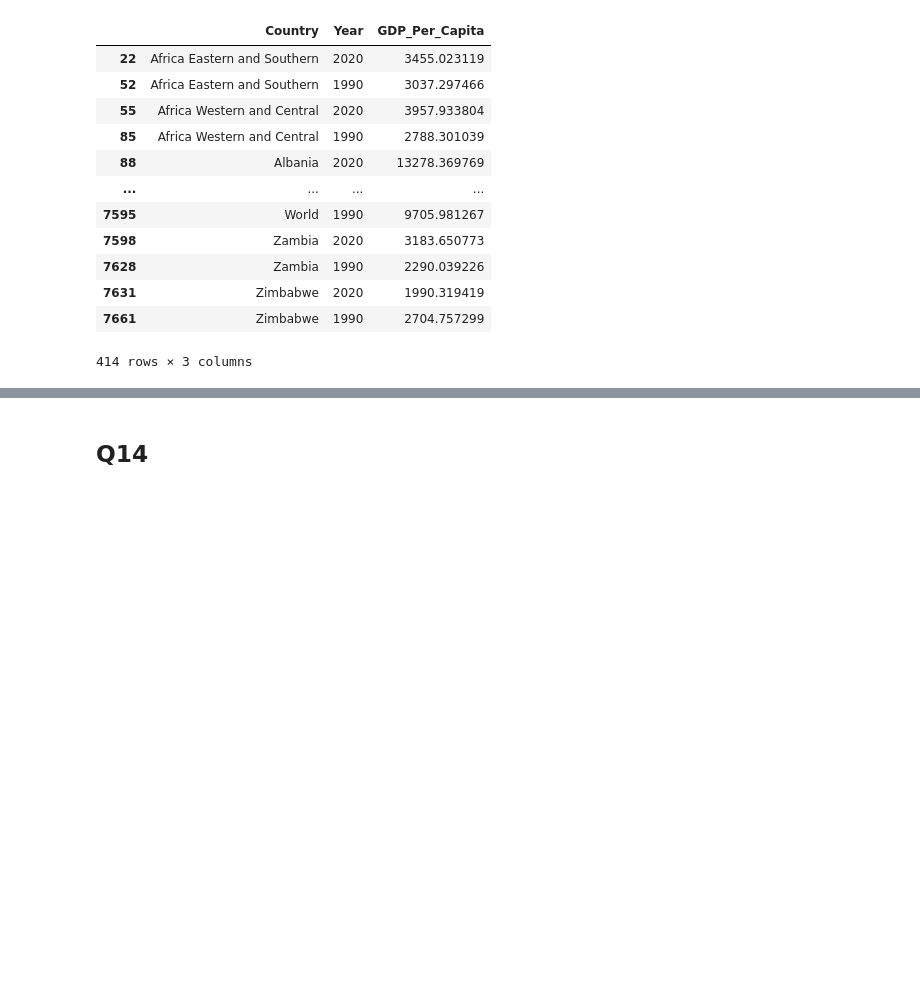
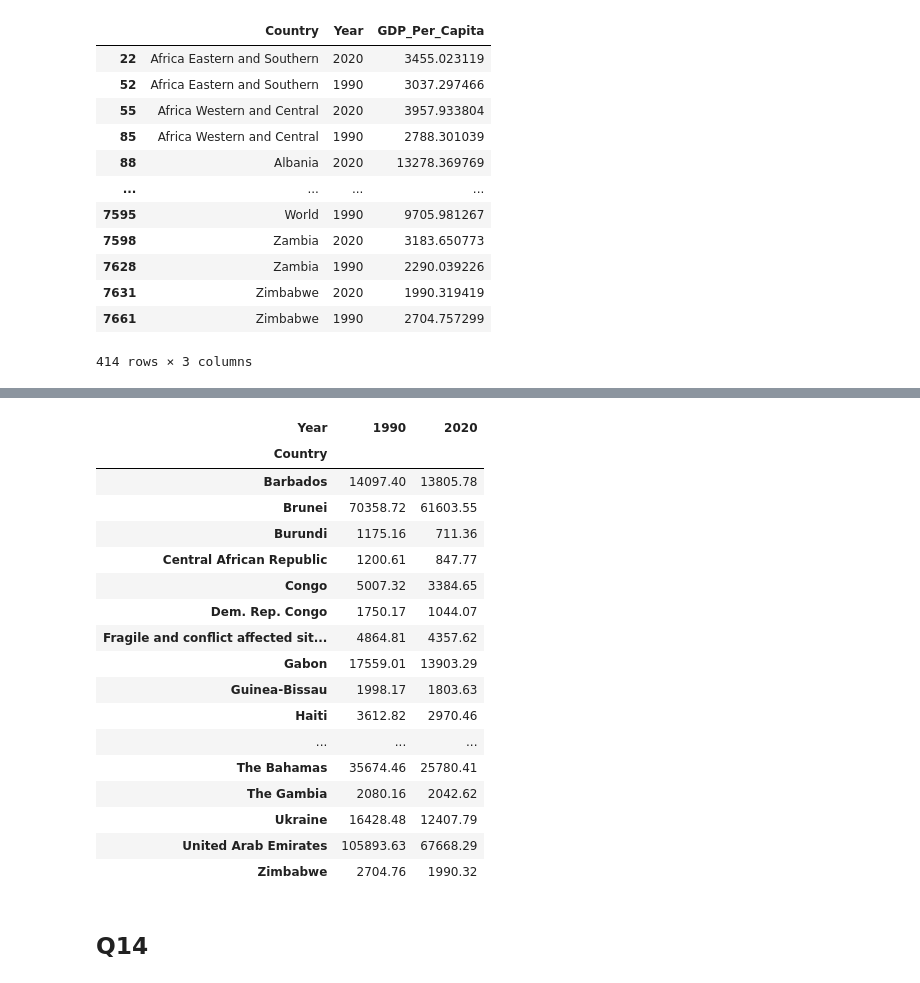
Before and after one commit to NSS-Data-Analytics-Cohort-11/undata-AdellAD4, a Jupyter notebook: notebooks/UN_data_analysis_DA11.ipynb, the cells around one changed output, grey strips where cells are left out. Drawn from its saved outputs; the diff is of its cells as text; code cells hidden in the pictures; blank space fills up the shorter version.

```diff
--- a/notebooks/UN_data_analysis_DA11.ipynb
+++ b/notebooks/UN_data_analysis_DA11.ipynb
@@ -377,3 +377,5 @@ years_9020[years_9020.groupby("Country").Country.transform(len)>1]
 | 7631 | Zimbabwe | 2020 | 1990.319419 |
 | 7661 | Zimbabwe | 1990 | 2704.757299 |
 414 rows × 3 columns
+# %%
+years_9020_pivot = years_9020.pivot_table(values="GDP_Per_Capita", index="Country", columns="Year")
@@ -380,3 +399,25 @@ years_9020[years_9020.groupby("Country").Country.transform(len)>1]
+# %%
+#Showing the countries with a lower GDP per capita in 2020 than in 1990
+years_9020_pivot[years_9020_pivot[1990] > years_9020_pivot[2020]]
+# %% [output]
+| Year | 1990 | 2020 |
+| Country |  |  |
+| Barbados | 14097.40 | 13805.78 |
+| Brunei | 70358.72 | 61603.55 |
+| Burundi | 1175.16 | 711.36 |
+| Central African Republic | 1200.61 | 847.77 |
+| Congo | 5007.32 | 3384.65 |
+| Dem. Rep. Congo | 1750.17 | 1044.07 |
+| Fragile and conflict affected sit... | 4864.81 | 4357.62 |
+| Gabon | 17559.01 | 13903.29 |
+| Guinea-Bissau | 1998.17 | 1803.63 |
+| Haiti | 3612.82 | 2970.46 |
+| ... | ... | ... |
+| The Bahamas | 35674.46 | 25780.41 |
+| The Gambia | 2080.16 | 2042.62 |
+| Ukraine | 16428.48 | 12407.79 |
+| United Arab Emirates | 105893.63 | 67668.29 |
+| Zimbabwe | 2704.76 | 1990.32 |
 # %%
 #compare_yrs = pd.concat([year_1990, year_2020], keys=["Country", "Year"], axis=1)
 # %%
```
Also changed, not shown: parts of 27 cells of this notebook.
